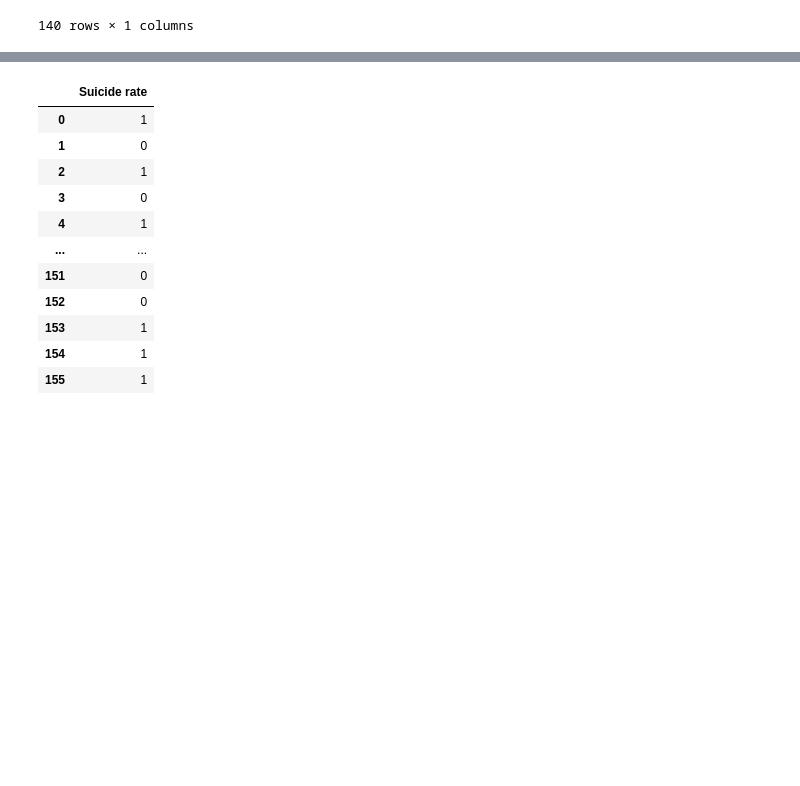
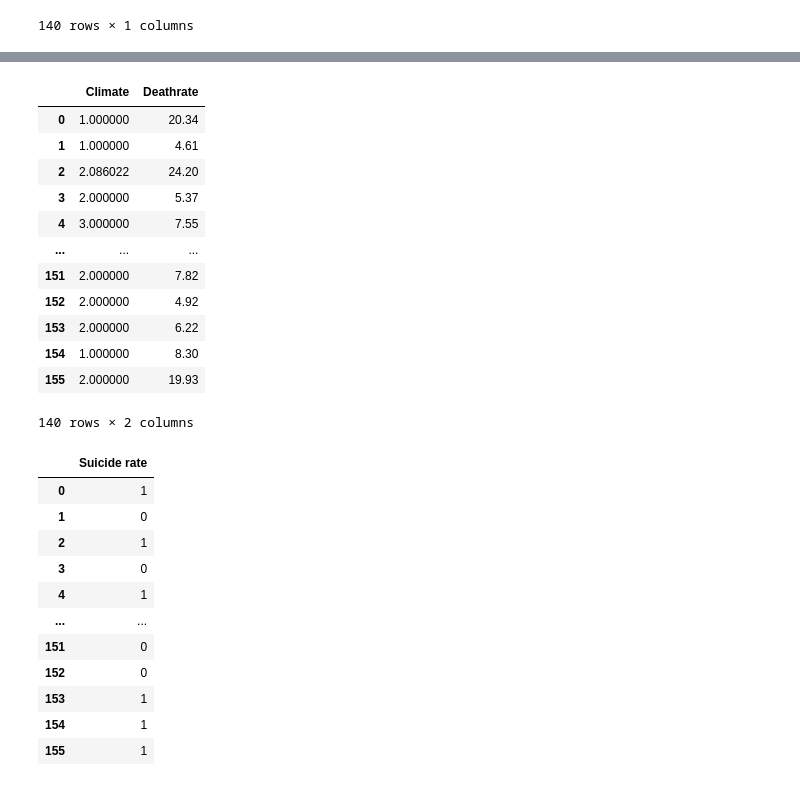
Before and after one commit to Nutsudapenpong/DPDM, a Jupyter notebook: ppp.ipynb, the cells around one changed output, grey strips where cells are left out. Saved outputs shown, nothing was run; the diff lists cells and outputs as text; code cells hidden in the pictures; blank space fills up the shorter version.

```diff
--- a/ppp.ipynb
+++ b/ppp.ipynb
@@ -681,3 +681,20 @@ KNN_k3_wI.score(x_test,y_test)
+# %%
+x = New_world2[['Climate', 'Deathrate']]
+x
+# %% [output]
+|  | Climate | Deathrate |
+| 0 | 1.000000 | 20.34 |
+| 1 | 1.000000 | 4.61 |
+| 2 | 2.086022 | 24.20 |
+| 3 | 2.000000 | 5.37 |
+| 4 | 3.000000 | 7.55 |
+| ... | ... | ... |
+| 151 | 2.000000 | 7.82 |
+| 152 | 2.000000 | 4.92 |
+| 153 | 2.000000 | 6.22 |
+| 154 | 1.000000 | 8.30 |
+| 155 | 2.000000 | 19.93 |
+140 rows × 2 columns
 # %%
 z = New_world2w[['Suicide rate']]
 z
```
Also changed, not shown: parts of 25 cells of this notebook.
